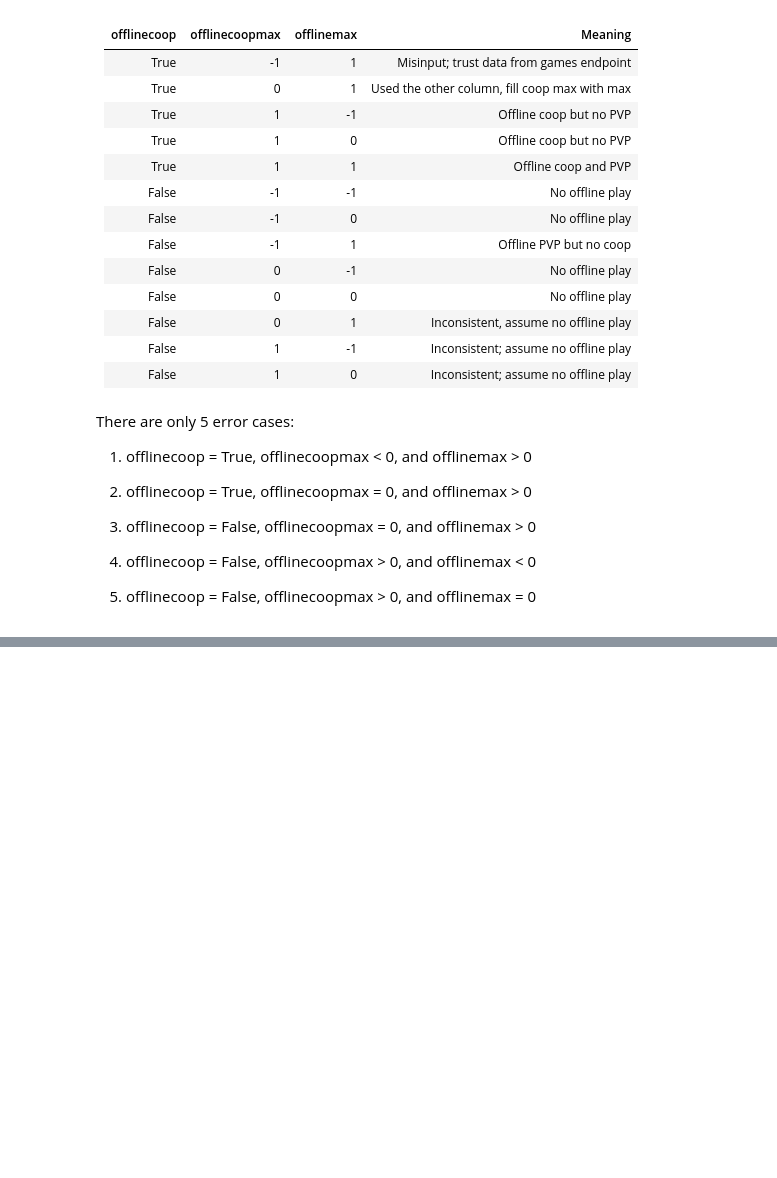
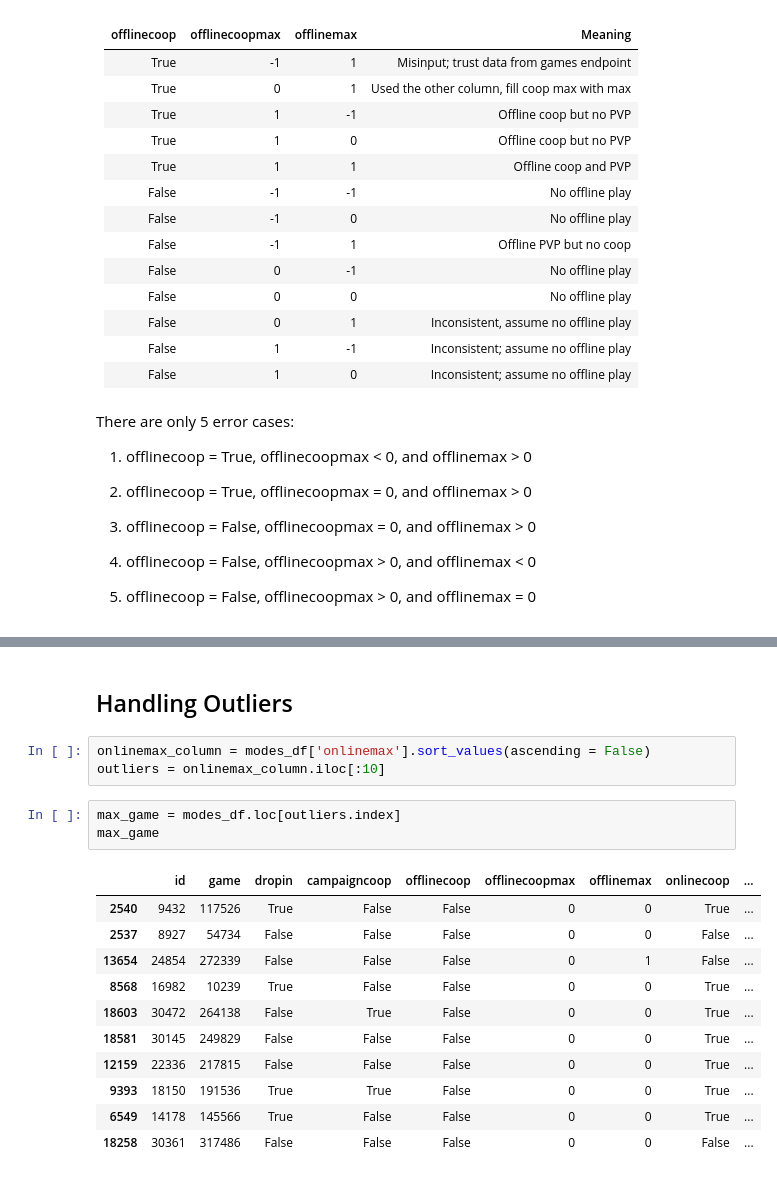
Before and after one commit to ModernNeesh/GotAnyGames, a Jupyter notebook: cleaning_analysis.ipynb, the cells around one changed output, grey strips where cells are left out. Cells and saved outputs as stored; diff of their text form; blank space fills up the shorter version.

```diff
--- a/cleaning_analysis.ipynb
+++ b/cleaning_analysis.ipynb
@@ -279,0 +262,20 @@ conflict_scenarios_df
+# %% [markdown]
+## Handling Outliers
+# %%
+onlinemax_column = modes_df['onlinemax'].sort_values(ascending = False)
+outliers = onlinemax_column.iloc[:10]
+# %%
+max_game = modes_df.loc[outliers.index]
+max_game
+# %% [output]
+|  | id | game | dropin | campaigncoop | offlinecoop | offlinecoopmax | offlinemax | onlinecoop | ... |
+| 2540 | 9432 | 117526 | True | False | False | 0 | 0 | True | ... |
+| 2537 | 8927 | 54734 | False | False | False | 0 | 0 | False | ... |
+| 13654 | 24854 | 272339 | False | False | False | 0 | 1 | False | ... |
+| 8568 | 16982 | 10239 | True | False | False | 0 | 0 | True | ... |
+| 18603 | 30472 | 264138 | False | True | False | 0 | 0 | True | ... |
+| 18581 | 30145 | 249829 | False | False | False | 0 | 0 | True | ... |
+| 12159 | 22336 | 217815 | False | False | False | 0 | 0 | True | ... |
+| 9393 | 18150 | 191536 | True | True | False | 0 | 0 | True | ... |
+| 6549 | 14178 | 145566 | True | False | False | 0 | 0 | True | ... |
+| 18258 | 30361 | 317486 | False | False | False | 0 | 0 | False | ... |
```
Also changed, not shown: parts of 14 cells of this notebook, 3 other files.
